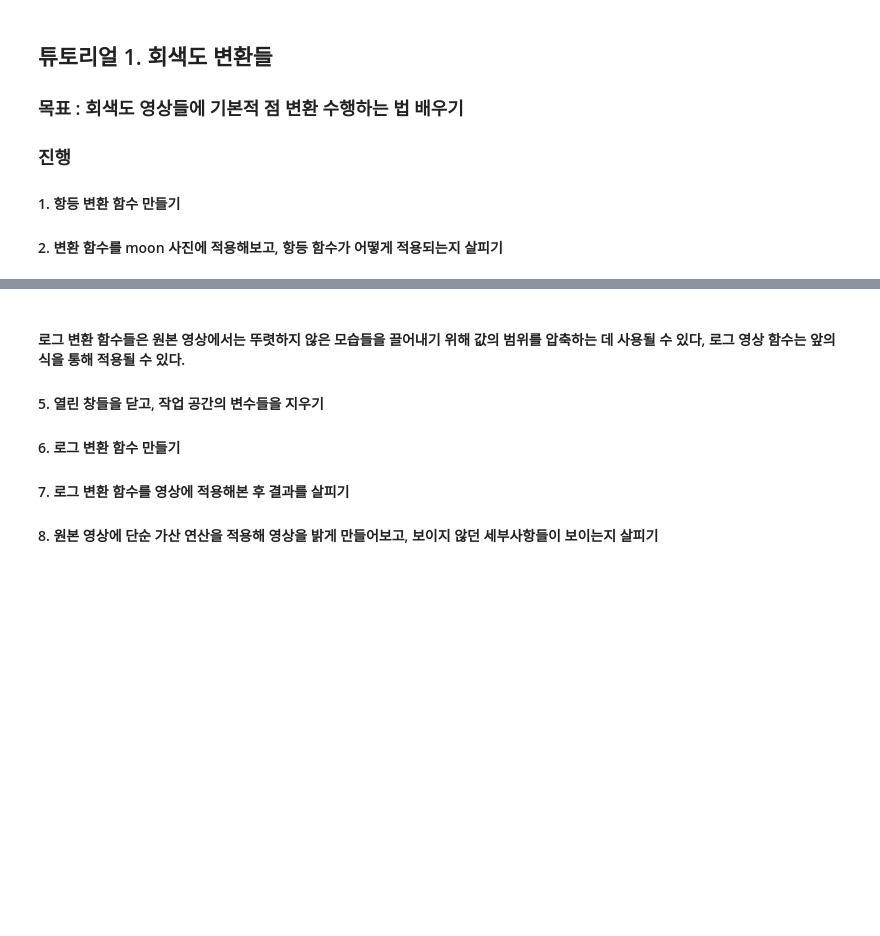
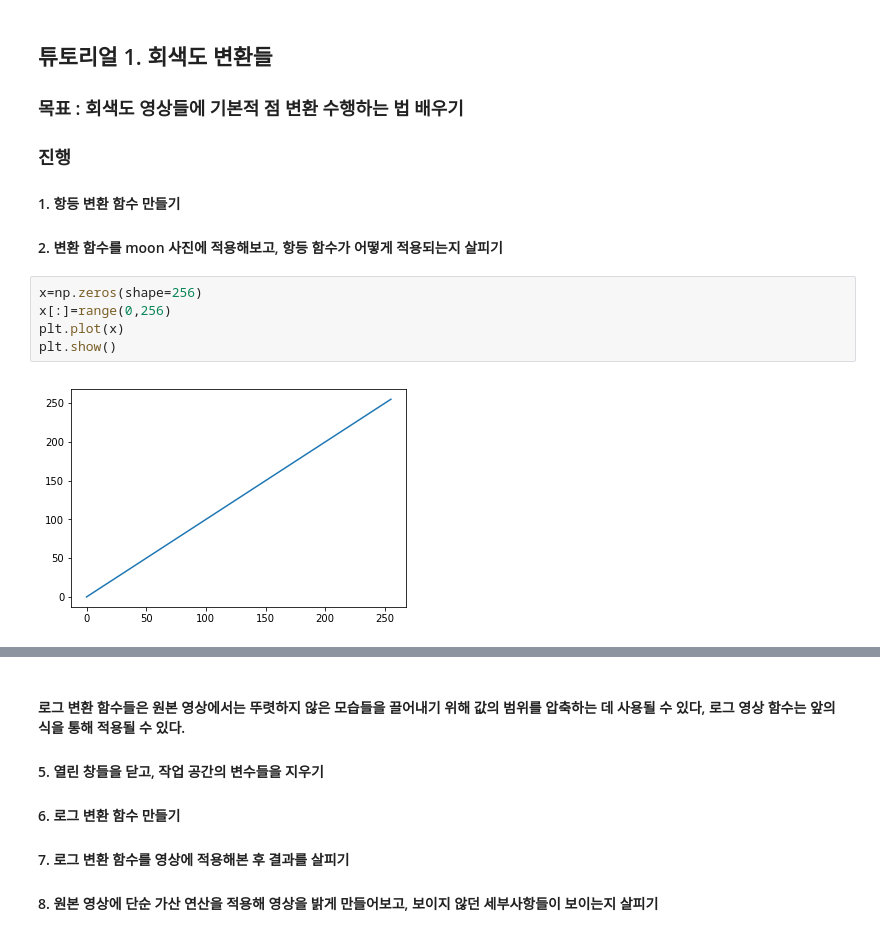
Before and after one commit to pupiu45/study, a Jupyter notebook: matlabtopython/week3.ipynb, the cells around one changed output, grey strips where cells are left out. Drawn from its saved outputs; the diff is of its cells as text; blank space fills up the shorter version.

```diff
--- a/matlabtopython/week3.ipynb
+++ b/matlabtopython/week3.ipynb
@@ -199,3 +224,10 @@ plt.show()
 ### 진행
 #### 1. 항등 변환 함수 만들기
 #### 2. 변환 함수를  moon 사진에 적용해보고, 항등 함수가 어떻게 적용되는지 살피기
+# %%
+x=np.zeros(shape=256)
+x[:]=range(0,256)
+plt.plot(x)
+plt.show()
+# %% [output]
+[figure, added]
```
Also changed, not shown: parts of 21 cells of this notebook, 1 other file.
